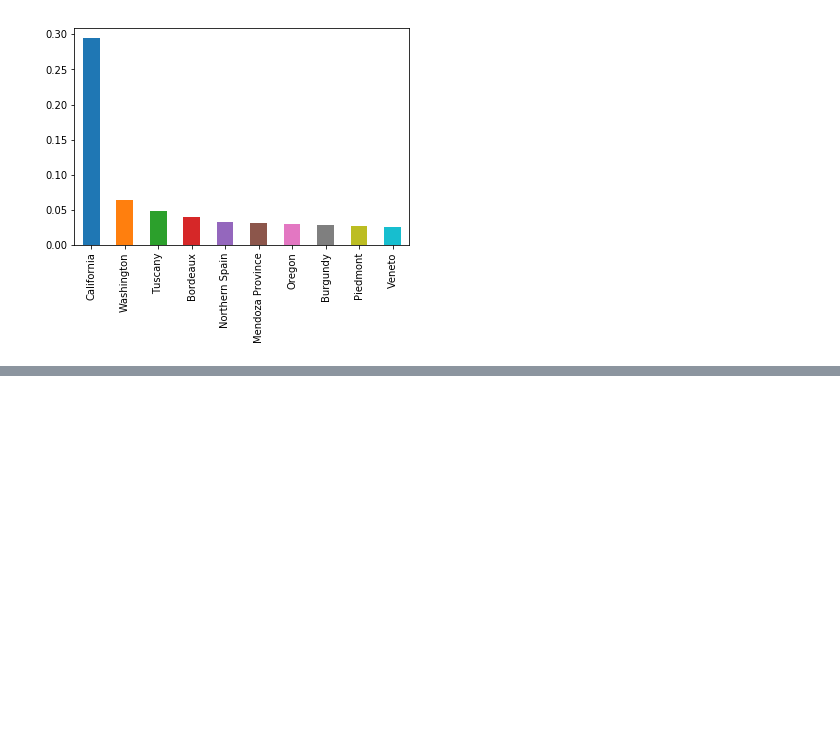
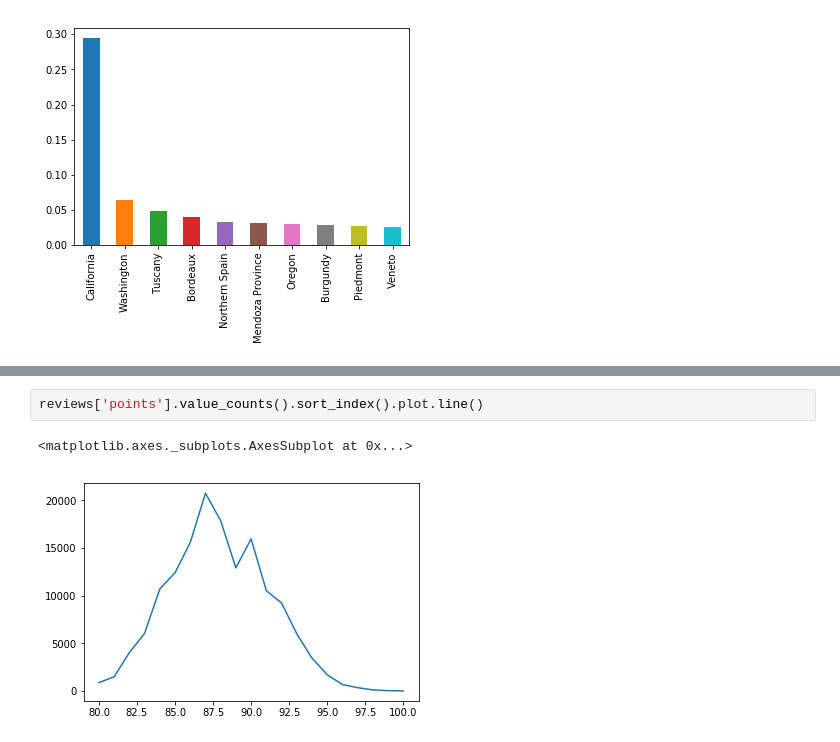
Before and after one commit to innovator-arjun/DataScience-Learning, a Jupyter notebook: Visualizations/winemag-Univariate plotting.ipynb, the cells around one changed output, grey strips where cells are left out. Saved outputs shown, nothing was run; the diff lists cells and outputs as text; blank space fills up the shorter version.

```diff
--- a/Visualizations/winemag-Univariate plotting.ipynb
+++ b/Visualizations/winemag-Univariate plotting.ipynb
@@ -113,0 +144,5 @@ fulldata.head()
+# %%
+reviews['points'].value_counts().sort_index().plot.line()
+# %% [output]
+<matplotlib.axes._subplots.AxesSubplot at 0x...>
+[figure, added]
```
Also changed, not shown: parts of 10 cells of this notebook, 1 other file.
